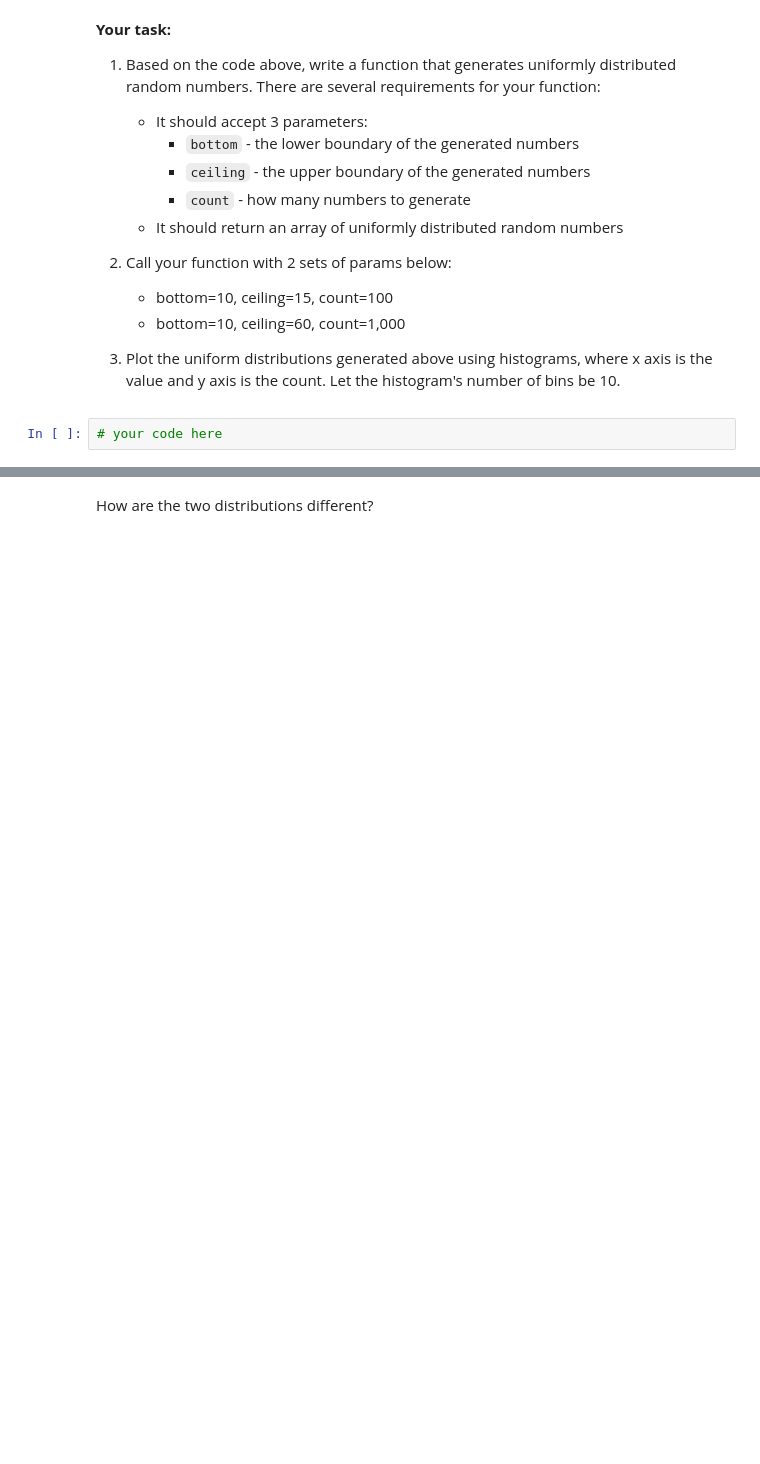
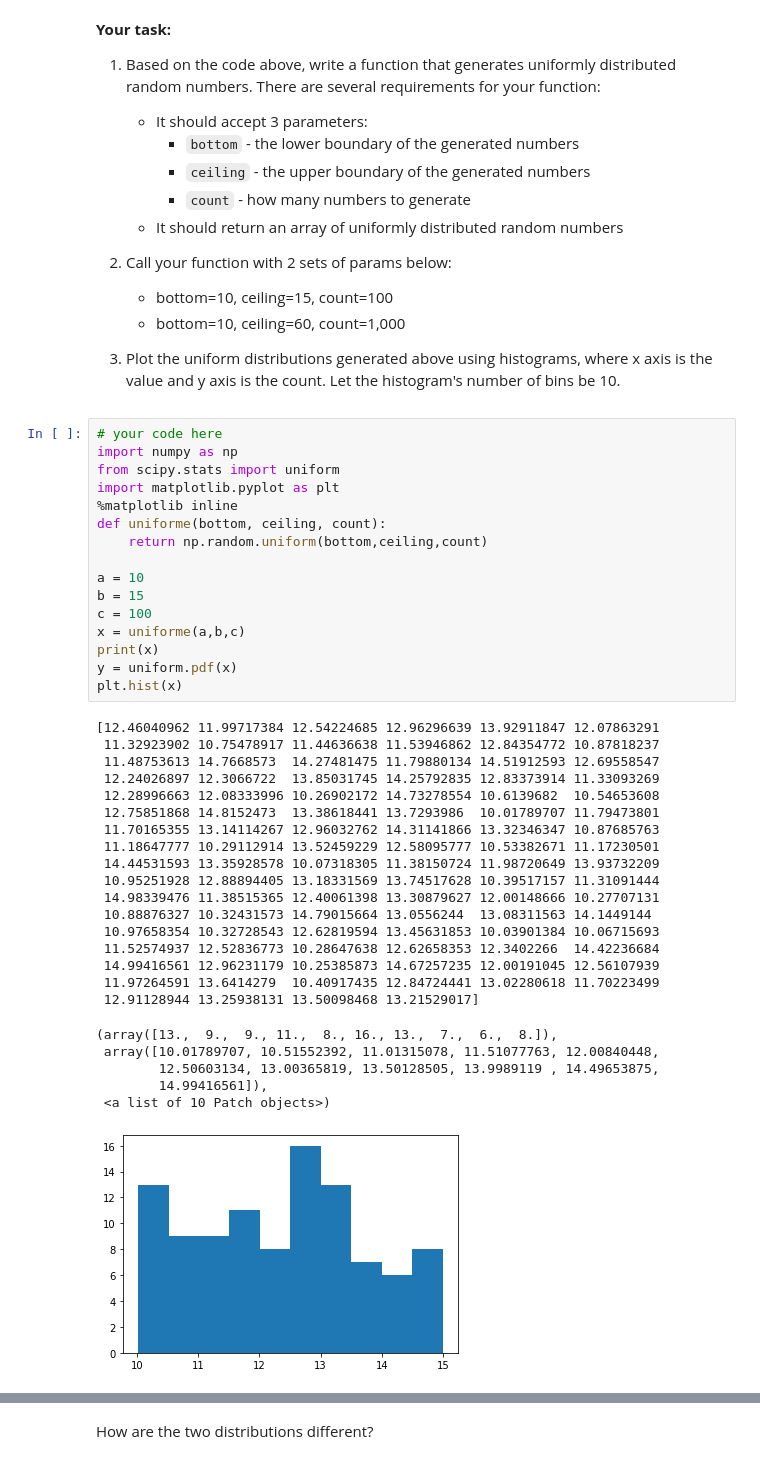
Before and after one commit to ta-datapt-bcn/lab-cont-probability-distribution, a Jupyter notebook: your_code/main.ipynb, the cells around one changed output, grey strips where cells are left out. Saved outputs shown, nothing was run; the diff lists cells and outputs as text; blank space fills up the shorter version.

```diff
--- a/your_code/main.ipynb
+++ b/your_code/main.ipynb
@@ -41,5 +41,43 @@ print(randoms)
     * bottom=10, ceiling=60, count=1,000
 
 1. Plot the uniform distributions generated above using histograms, where x axis is the value and y axis is the count. Let the histogram's number of bins be 10.
-# %%
-# your code here
+# %%
+# your code here
+import numpy as np
+from scipy.stats import uniform
+import matplotlib.pyplot as plt
+%matplotlib inline
+def uniforme(bottom, ceiling, count):
+    return np.random.uniform(bottom,ceiling,count)
+
+a = 10
+b = 15
+c = 100
+x = uniforme(a,b,c)
+print(x)
+y = uniform.pdf(x)
+plt.hist(x)
+# %% [output]
+[12.46040962 11.99717384 12.54224685 12.96296639 13.92911847 12.07863291
+ 11.32923902 10.75478917 11.44636638 11.53946862 12.84354772 10.87818237
+ 11.48753613 14.7668573  14.27481475 11.79880134 14.51912593 12.69558547
+ 12.24026897 12.3066722  13.85031745 14.25792835 12.83373914 11.33093269
+ 12.28996663 12.08333996 10.26902172 14.73278554 10.6139682  10.54653608
+ 12.75851868 14.8152473  13.38618441 13.7293986  10.01789707 11.79473801
+ 11.70165355 13.14114267 12.96032762 14.31141866 13.32346347 10.87685763
+ 11.18647777 10.29112914 13.52459229 12.58095777 10.53382671 11.17230501
+ 14.44531593 13.35928578 10.07318305 11.38150724 11.98720649 13.93732209
+ 10.95251928 12.88894405 13.18331569 13.74517628 10.39517157 11.31091444
+ 14.98339476 11.38515365 12.40061398 13.30879627 12.00148666 10.27707131
+ 10.88876327 10.32431573 14.79015664 13.0556244  13.08311563 14.1449144
+ 10.97658354 10.32728543 12.62819594 13.45631853 10.03901384 10.06715693
+ 11.52574937 12.52836773 10.28647638 12.62658353 12.3402266  14.42236684
+ 14.99416561 12.96231179 10.25385873 14.67257235 12.00191045 12.56107939
+ 11.97264591 13.6414279  10.40917435 12.84724441 13.02280618 11.70223499
+ 12.91128944 13.25938131 13.50098468 13.21529017]
+(array([13.,  9.,  9., 11.,  8., 16., 13.,  7.,  6.,  8.]),
+ array([10.01789707, 10.51552392, 11.01315078, 11.51077763, 12.00840448,
+        12.50603134, 13.00365819, 13.50128505, 13.9989119 , 14.49653875,
+        14.99416561]),
+ <a list of 10 Patch objects>)
+[figure, added]
```
Also changed, not shown: parts of 13 cells of this notebook.
